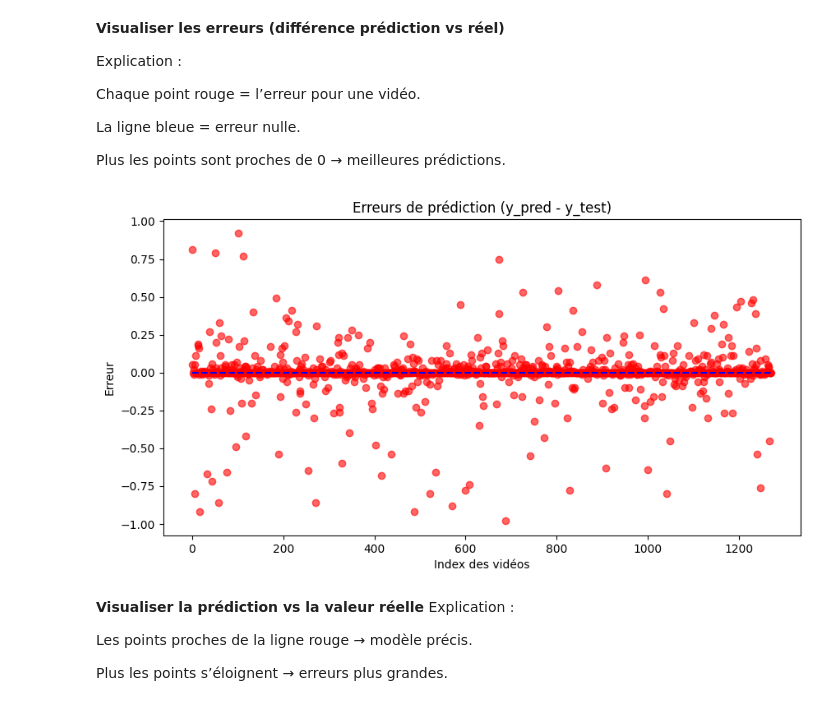
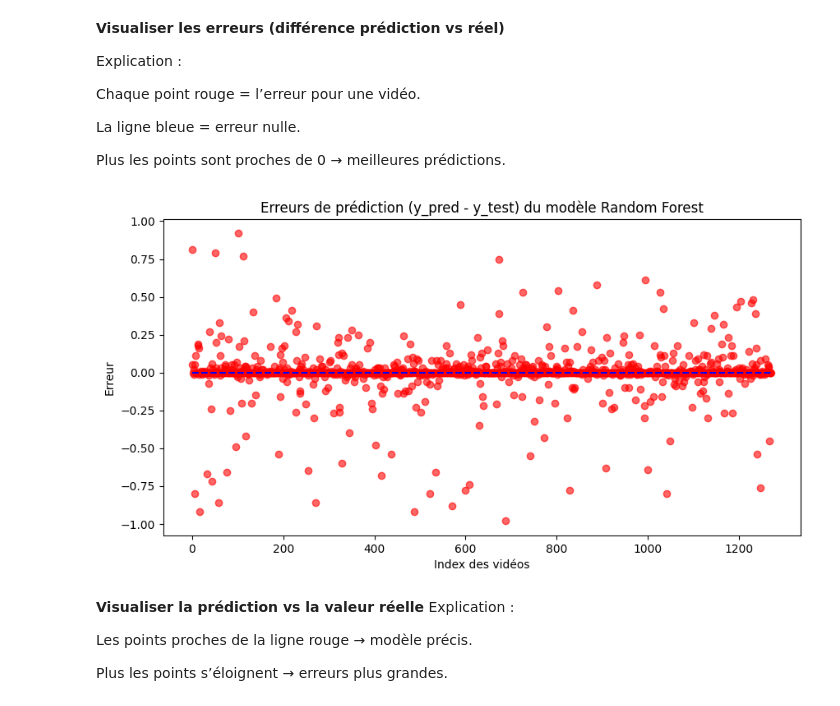
Before and after one commit to Fadila04/classification-IA, a Jupyter notebook: projet-ml-youtube-trending-68b010e7b5bc2532236423.ipynb, the cells around one changed output. Saved outputs shown, nothing was run; the diff lists cells and outputs as text; code cells hidden in the pictures.

```diff
--- a/projet-ml-youtube-trending-68b010e7b5bc2532236423.ipynb
+++ b/projet-ml-youtube-trending-68b010e7b5bc2532236423.ipynb
@@ -570,18 +615,18 @@ Plus les points sont proches de 0 → meilleures prédictions.
 # %%
 #Visualiser les erreurs (différence prédiction vs réel)
 
 # Erreurs
 errors = y_pred_proba - y_test
 
 plt.figure(figsize=(10,5))
 plt.scatter(range(len(y_test)), errors, color='red', alpha=0.6)
 plt.hlines(y=0, xmin=0, xmax=len(y_test), colors='blue', linestyles='dashed')
-plt.title("Erreurs de prédiction (y_pred - y_test)")
+plt.title("Erreurs de prédiction (y_pred - y_test) du modèle Random Forest")
 plt.xlabel("Index des vidéos")
 plt.ylabel("Erreur")
 plt.show()
 # %% [output]
-[figure, old version]
+[figure, new version]
 # %% [markdown]
 **Visualiser la prédiction vs la valeur réelle**
 Explication :
```
Also changed, not shown: parts of 7 cells of this notebook.
